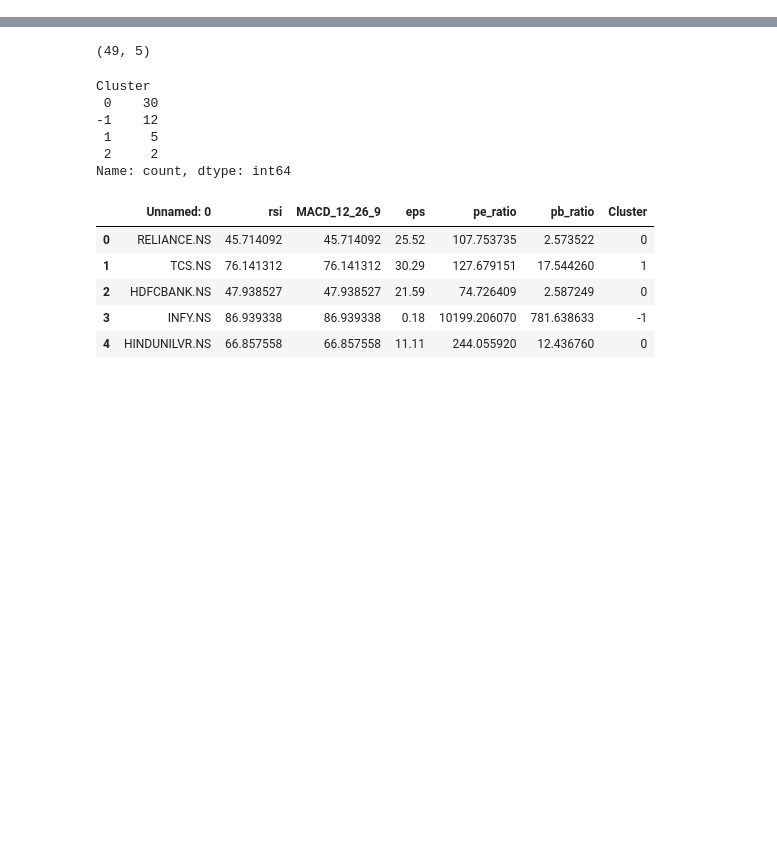
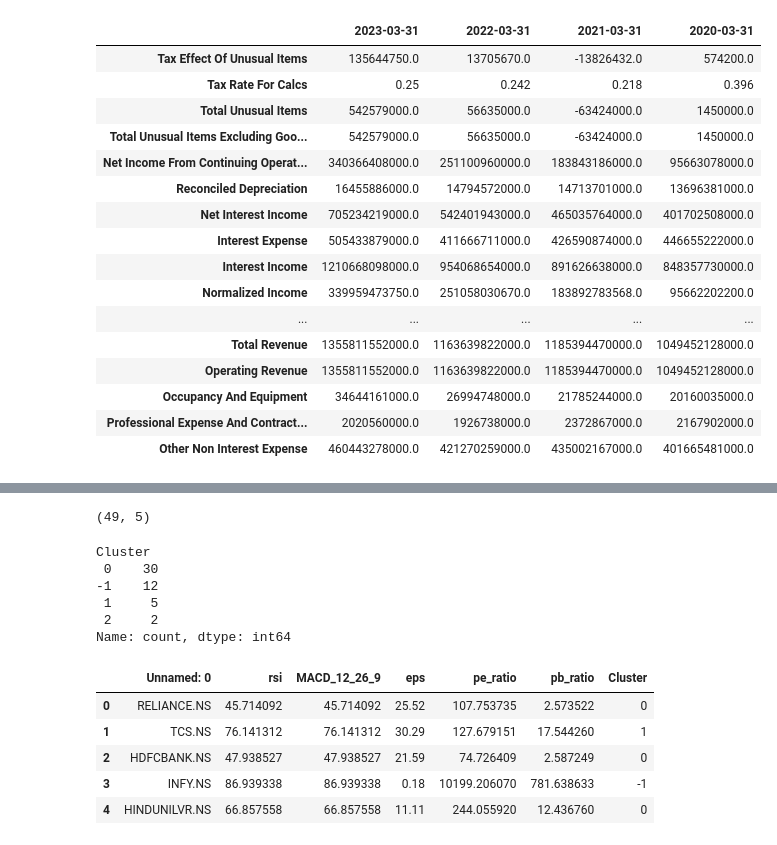
Before and after one commit to vsaravind01/Smart-Wealth, a Jupyter notebook: backend/clusters/notebooks/clustering_v1.ipynb, the cells around one changed output, grey strips where cells are left out. Cells and saved outputs as stored; diff of their text form; code cells hidden in the pictures; blank space fills up the shorter version.

```diff
--- a/backend/clusters/notebooks/clustering_v1.ipynb
+++ b/backend/clusters/notebooks/clustering_v1.ipynb
@@ -39,3 +156,23 @@ for i in tickers:
+# %%
+stock.financials
+# %% [output]
+|  | 2023-03-31 | 2022-03-31 | 2021-03-31 | 2020-03-31 |
+| Tax Effect Of Unusual Items | 135644750.0 | 13705670.0 | -13826432.0 | 574200.0 |
+| Tax Rate For Calcs | 0.25 | 0.242 | 0.218 | 0.396 |
+| Total Unusual Items | 542579000.0 | 56635000.0 | -63424000.0 | 1450000.0 |
+| Total Unusual Items Excluding Goo... | 542579000.0 | 56635000.0 | -63424000.0 | 1450000.0 |
+| Net Income From Continuing Operat... | 340366408000.0 | 251100960000.0 | 183843186000.0 | 95663078000.0 |
+| Reconciled Depreciation | 16455886000.0 | 14794572000.0 | 14713701000.0 | 13696381000.0 |
+| Net Interest Income | 705234219000.0 | 542401943000.0 | 465035764000.0 | 401702508000.0 |
+| Interest Expense | 505433879000.0 | 411666711000.0 | 426590874000.0 | 446655222000.0 |
+| Interest Income | 1210668098000.0 | 954068654000.0 | 891626638000.0 | 848357730000.0 |
+| Normalized Income | 339959473750.0 | 251058030670.0 | 183892783568.0 | 95662202200.0 |
+| ... | ... | ... | ... | ... |
+| Total Revenue | 1355811552000.0 | 1163639822000.0 | 1185394470000.0 | 1049452128000.0 |
+| Operating Revenue | 1355811552000.0 | 1163639822000.0 | 1185394470000.0 | 1049452128000.0 |
+| Occupancy And Equipment | 34644161000.0 | 26994748000.0 | 21785244000.0 | 20160035000.0 |
+| Professional Expense And Contract... | 2020560000.0 | 1926738000.0 | 2372867000.0 | 2167902000.0 |
+| Other Non Interest Expense | 460443278000.0 | 421270259000.0 | 435002167000.0 | 401665481000.0 |
 # %%
 lst = list()
 # %%
```
Also changed, not shown: parts of 17 cells of this notebook, 40 other files.
